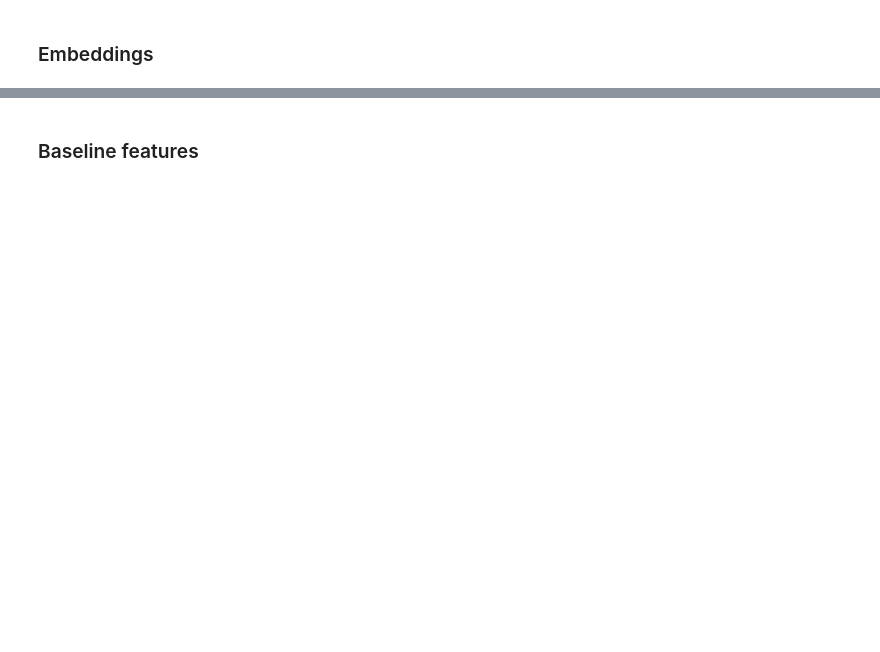
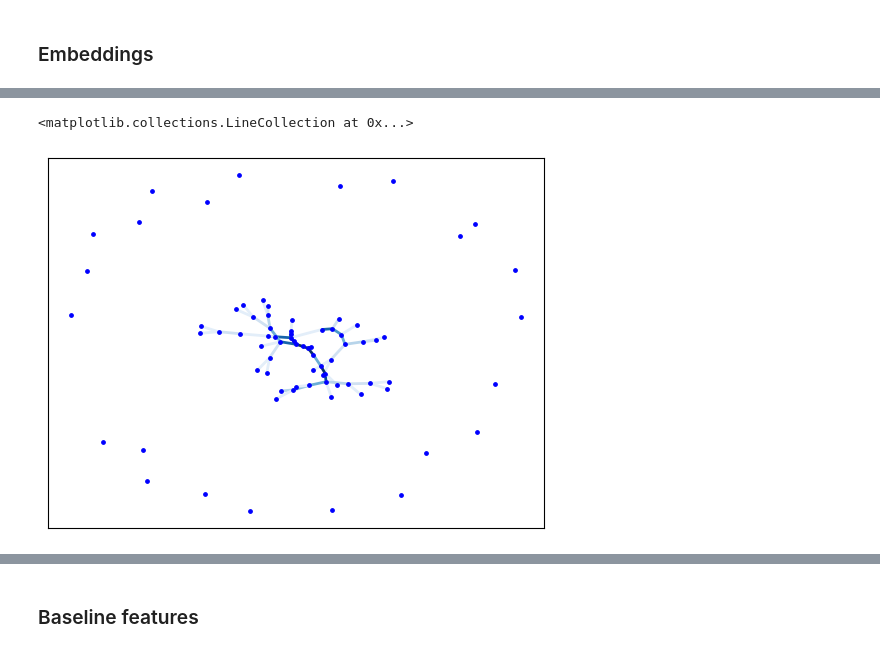
Before and after one commit to geometric-intelligence/mazedyn, a Jupyter notebook: mazedyn/test_clustering.ipynb, the cells around one changed output, grey strips where cells are left out. Drawn from its saved outputs; the diff is of its cells as text; code cells hidden in the pictures; blank space fills up the shorter version.

```diff
--- a/mazedyn/test_clustering.ipynb
+++ b/mazedyn/test_clustering.ipynb
@@ -329,0 +377,50 @@ R-squared: 0.21
+# %%
+all_flow_trees = treebs
+
+max_num_nodes = max(all_flow_trees, key=lambda x: x.number_of_nodes()).number_of_nodes()
+
+# convert Flow Trees to padded adjacency matrices
+padded_adj_mats = []
+for ft in all_flow_trees:
+    adj_mat = nx.adjacency_matrix(ft).todense()
+
+    amt_to_pad = max_num_nodes - ft.number_of_nodes()
+    padded_adj_mat = np.pad(adj_mat, pad_width=(0, amt_to_pad))
+
+    padded_adj_mats.append(padded_adj_mat)
+
+padded_adj_mats = np.array(padded_adj_mats)
+# %%
+## STOLEN FROM GEOMSTATS DEMO
+##  https://github.com/geomstats/geomstats/blob/main/notebooks/20_real_world_applications__graph_space.ipynb
+import matplotlib.pyplot as plt
+import networkx as nx
+
+import geomstats.backend as gs
+import geomstats.datasets.utils as data_utils
+from geomstats.geometry.stratified.graph_space import GraphSpace
+from geomstats.learning.aac import AAC
+
+gs.random.seed(2020)
+
+mammals_obs = nx.from_numpy_array(padded_adj_mats[5])
+pos = nx.kamada_kawai_layout(mammals_obs)
+edges, weights = zip(*nx.get_edge_attributes(mammals_obs, "weight").items())
+
+pos = nx.spring_layout(mammals_obs)
+nx.draw_networkx_nodes(mammals_obs, pos, node_color="b", node_size=6)
+nx.draw_networkx_edges(
+    mammals_obs,
+    pos,
+    edgelist=edges,
+    edge_color=weights,
+    width=2.0,
+    edge_cmap=plt.cm.Blues,
+    edge_vmin=0.0,
+    edge_vmax=10.0,
+)
+
+## normal to have all the floating nodes; this is what happens when you are padded
+# %% [output]
+<matplotlib.collections.LineCollection at 0x...>
+[figure, added]
```
Also changed, not shown: parts of 16 cells of this notebook.
